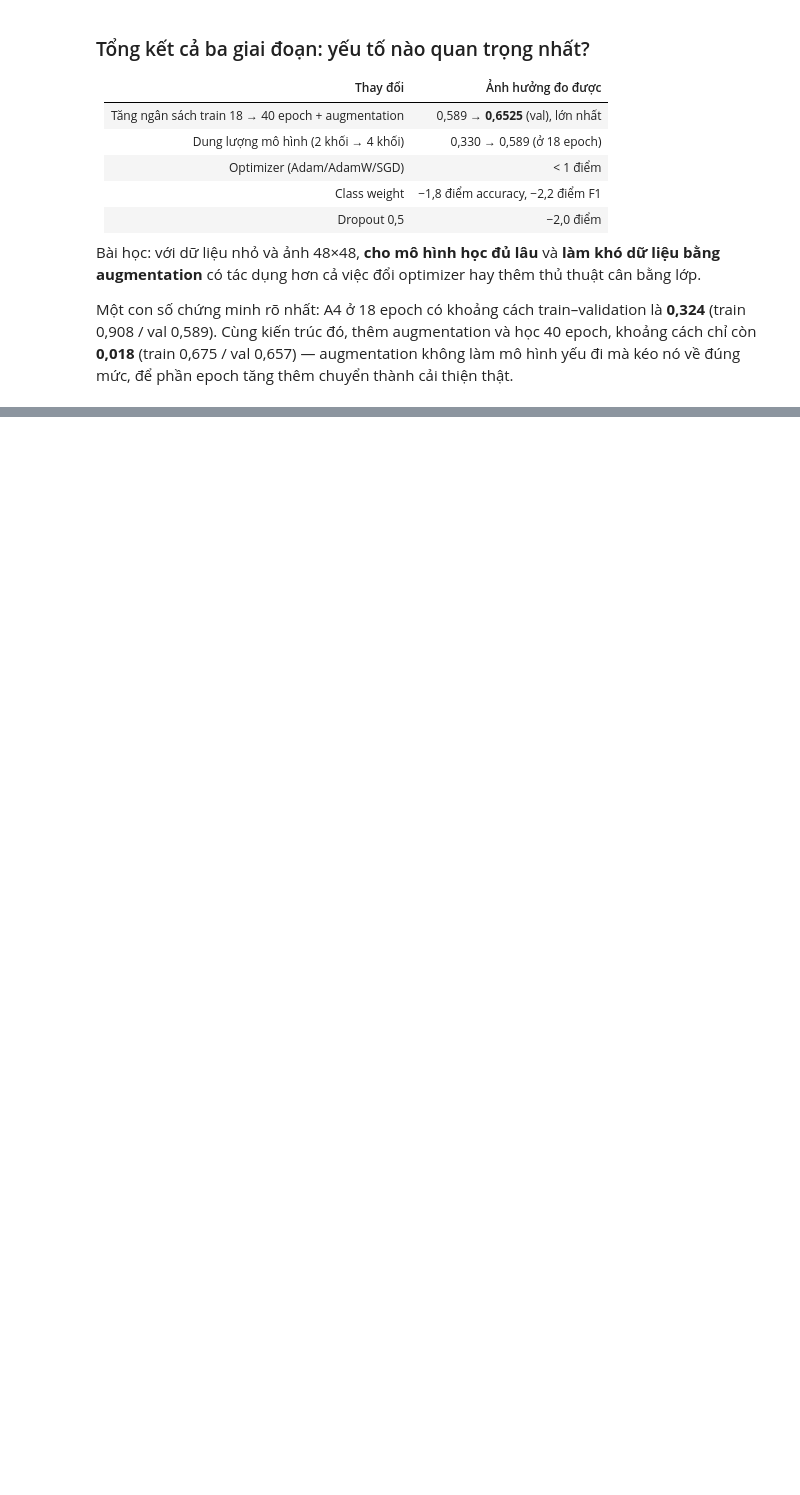
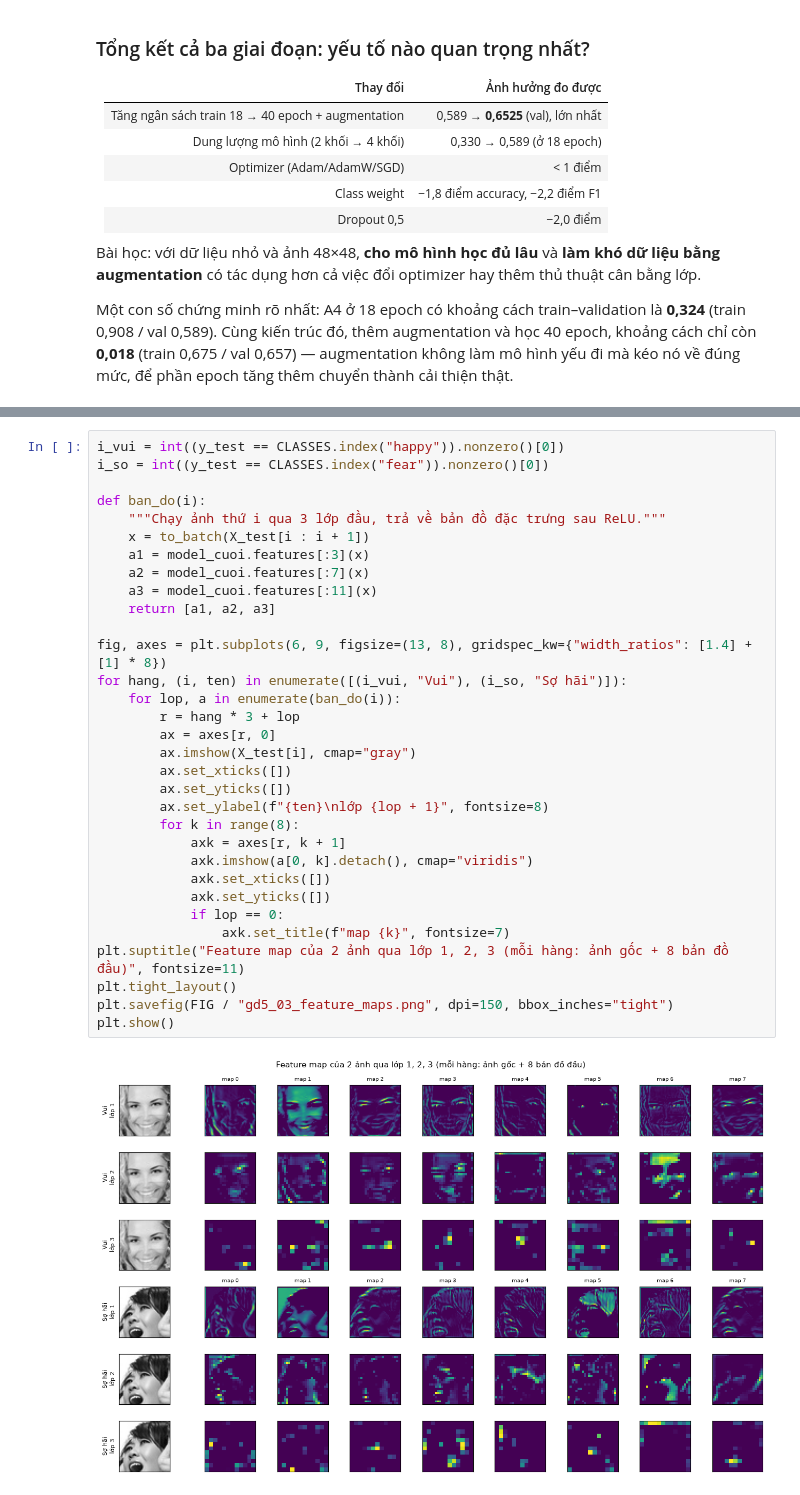
Before and after one commit to QuangMinh03042005/DeepLearningDDU1231, a Jupyter notebook: Emotion_Recognition/notebooks/cnn_fer.ipynb, the cells around one changed output, grey strips where cells are left out. Saved outputs shown, nothing was run; the diff lists cells and outputs as text; blank space fills up the shorter version.

```diff
--- a/Emotion_Recognition/notebooks/cnn_fer.ipynb
+++ b/Emotion_Recognition/notebooks/cnn_fer.ipynb
@@ -1285,0 +1361,34 @@ về đúng mức, để phần epoch tăng thêm chuyển thành cải thiện
+# %%
+i_vui = int((y_test == CLASSES.index("happy")).nonzero()[0])
+i_so = int((y_test == CLASSES.index("fear")).nonzero()[0])
+
+def ban_do(i):
+    """Chạy ảnh thứ i qua 3 lớp đầu, trả về bản đồ đặc trưng sau ReLU."""
+    x = to_batch(X_test[i : i + 1])
+    a1 = model_cuoi.features[:3](x)
+    a2 = model_cuoi.features[:7](x)
+    a3 = model_cuoi.features[:11](x)
+    return [a1, a2, a3]
+
+fig, axes = plt.subplots(6, 9, figsize=(13, 8), gridspec_kw={"width_ratios": [1.4] + [1] * 8})
+for hang, (i, ten) in enumerate([(i_vui, "Vui"), (i_so, "Sợ hãi")]):
+    for lop, a in enumerate(ban_do(i)):
+        r = hang * 3 + lop
+        ax = axes[r, 0]
+        ax.imshow(X_test[i], cmap="gray")
+        ax.set_xticks([])
+        ax.set_yticks([])
+        ax.set_ylabel(f"{ten}\nlớp {lop + 1}", fontsize=8)
+        for k in range(8):
+            axk = axes[r, k + 1]
+            axk.imshow(a[0, k].detach(), cmap="viridis")
+            axk.set_xticks([])
+            axk.set_yticks([])
+            if lop == 0:
+                axk.set_title(f"map {k}", fontsize=7)
+plt.suptitle("Feature map của 2 ảnh qua lớp 1, 2, 3 (mỗi hàng: ảnh gốc + 8 bản đồ đầu)", fontsize=11)
+plt.tight_layout()
+plt.savefig(FIG / "gd5_03_feature_maps.png", dpi=150, bbox_inches="tight")
+plt.show()
+# %% [output]
+[figure, added]
```
Also changed, not shown: parts of 8 cells of this notebook, 4 other files.
